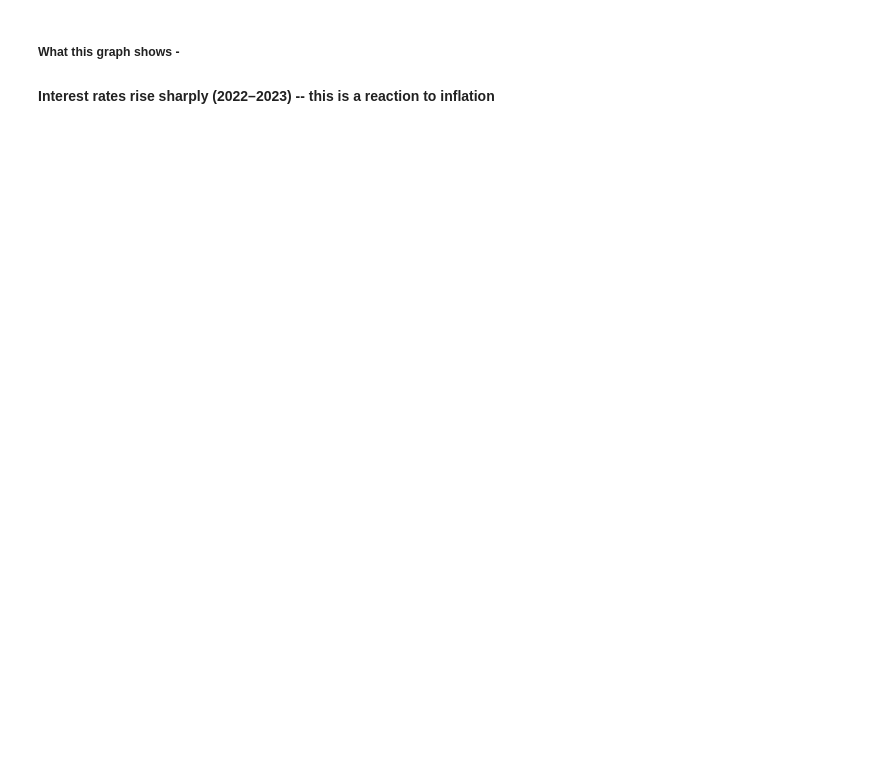
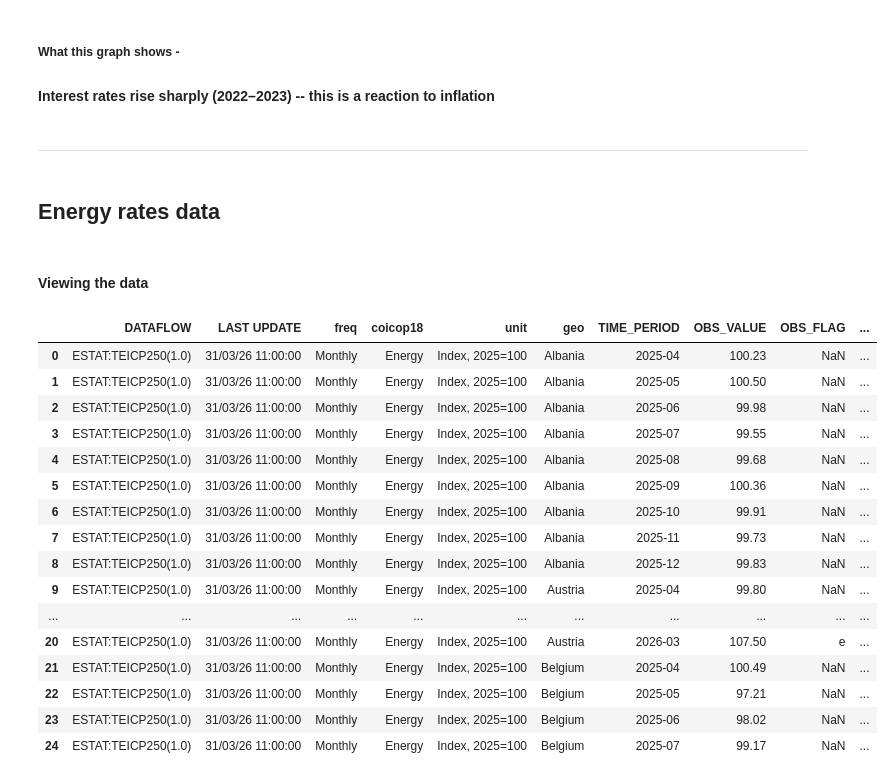
Before and after one commit to meisnerfiona-it/economic-impact-of-green-deal, a Jupyter notebook: FionasNotebook.ipynb, the cells around one changed output. Drawn from its saved outputs; the diff is of its cells as text; code cells hidden in the pictures; blank space fills up the shorter version.

```diff
--- a/FionasNotebook.ipynb
+++ b/FionasNotebook.ipynb
@@ -217,3 +240,36 @@ plt.show()
 # %% [markdown]
 ##### What this graph shows -
 #### Interest rates rise sharply (2022–2023) -- this is a reaction to inflation
+# %% [markdown]
+----
+# %% [markdown]
+## Energy rates data
+# %% [markdown]
+#### Viewing the data
+# %%
+energy_url = 'https://ec.europa.eu/eurostat/api/dissemination/sdmx/3.0/data/dataflow/ESTAT/teicp250/1.0?compress=false&format=csvdata&formatVersion=1.0&lang=en&labels=label_only'
+
+response = requests.get(energy_url)
+response.raise_for_status()
+
+df_energy = pd.read_csv(energy_url)
+
+df_energy.head(25)
+# %% [output]
+|  | DATAFLOW | LAST UPDATE | freq | coicop18 | unit | geo | TIME_PERIOD | OBS_VALUE | OBS_FLAG | ... |
+| 0 | ESTAT:TEICP250(1.0) | 31/03/26 11:00:00 | Monthly | Energy | Index, 2025=100 | Albania | 2025-04 | 100.23 | NaN | ... |
+| 1 | ESTAT:TEICP250(1.0) | 31/03/26 11:00:00 | Monthly | Energy | Index, 2025=100 | Albania | 2025-05 | 100.50 | NaN | ... |
+| 2 | ESTAT:TEICP250(1.0) | 31/03/26 11:00:00 | Monthly | Energy | Index, 2025=100 | Albania | 2025-06 | 99.98 | NaN | ... |
+| 3 | ESTAT:TEICP250(1.0) | 31/03/26 11:00:00 | Monthly | Energy | Index, 2025=100 | Albania | 2025-07 | 99.55 | NaN | ... |
+| 4 | ESTAT:TEICP250(1.0) | 31/03/26 11:00:00 | Monthly | Energy | Index, 2025=100 | Albania | 2025-08 | 99.68 | NaN | ... |
+| 5 | ESTAT:TEICP250(1.0) | 31/03/26 11:00:00 | Monthly | Energy | Index, 2025=100 | Albania | 2025-09 | 100.36 | NaN | ... |
+| 6 | ESTAT:TEICP250(1.0) | 31/03/26 11:00:00 | Monthly | Energy | Index, 2025=100 | Albania | 2025-10 | 99.91 | NaN | ... |
+| 7 | ESTAT:TEICP250(1.0) | 31/03/26 11:00:00 | Monthly | Energy | Index, 2025=100 | Albania | 2025-11 | 99.73 | NaN | ... |
+| 8 | ESTAT:TEICP250(1.0) | 31/03/26 11:00:00 | Monthly | Energy | Index, 2025=100 | Albania | 2025-12 | 99.83 | NaN | ... |
+| 9 | ESTAT:TEICP250(1.0) | 31/03/26 11:00:00 | Monthly | Energy | Index, 2025=100 | Austria | 2025-04 | 99.80 | NaN | ... |
+| ... | ... | ... | ... | ... | ... | ... | ... | ... | ... | ... |
+| 20 | ESTAT:TEICP250(1.0) | 31/03/26 11:00:00 | Monthly | Energy | Index, 2025=100 | Austria | 2026-03 | 107.50 | e | ... |
+| 21 | ESTAT:TEICP250(1.0) | 31/03/26 11:00:00 | Monthly | Energy | Index, 2025=100 | Belgium | 2025-04 | 100.49 | NaN | ... |
+| 22 | ESTAT:TEICP250(1.0) | 31/03/26 11:00:00 | Monthly | Energy | Index, 2025=100 | Belgium | 2025-05 | 97.21 | NaN | ... |
+| 23 | ESTAT:TEICP250(1.0) | 31/03/26 11:00:00 | Monthly | Energy | Index, 2025=100 | Belgium | 2025-06 | 98.02 | NaN | ... |
+| 24 | ESTAT:TEICP250(1.0) | 31/03/26 11:00:00 | Monthly | Energy | Index, 2025=100 | Belgium | 2025-07 | 99.17 | NaN | ... |
```
Also changed, not shown: parts of 18 cells of this notebook.
